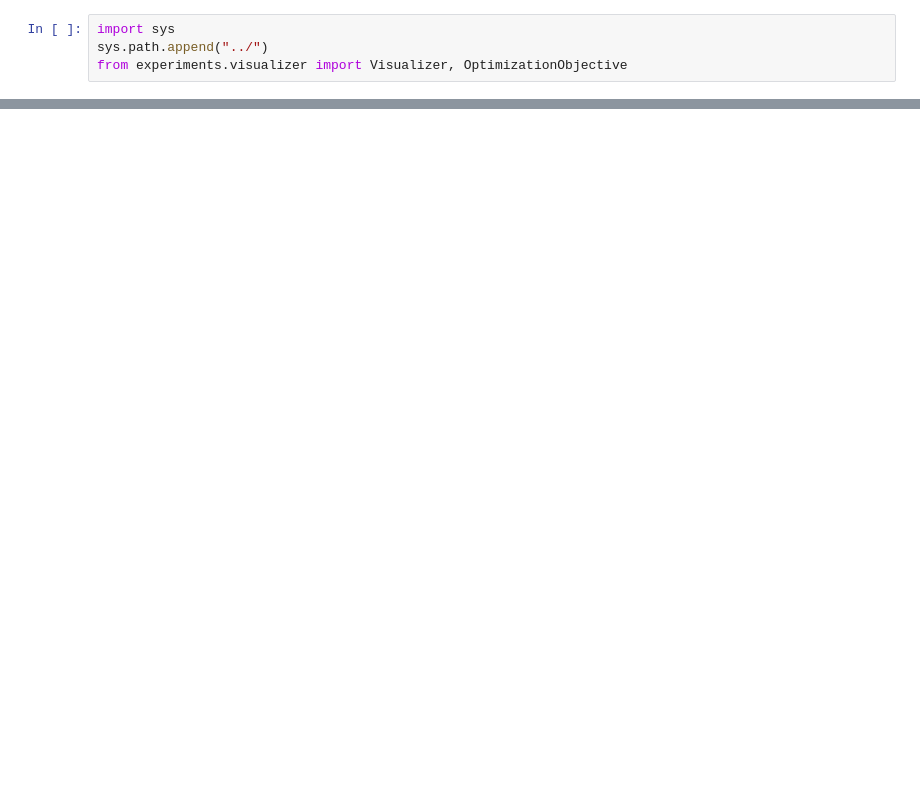
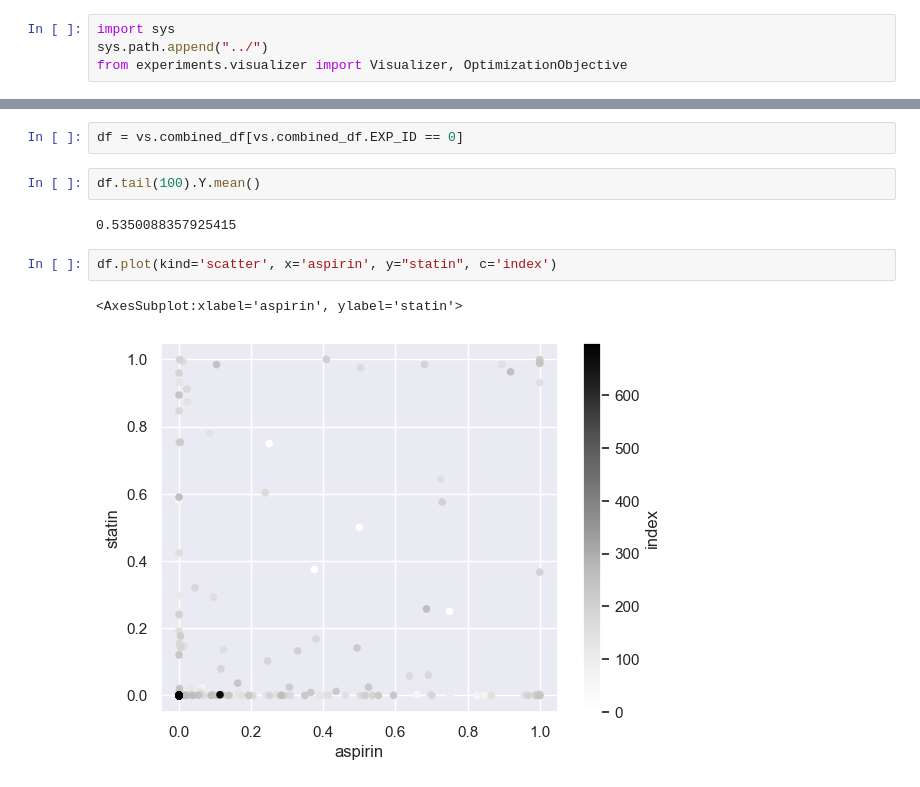
Before and after one commit to VahanArsenian/POMPSBO, a Jupyter notebook: notebooks/visualization_test.ipynb, the cells around one changed output, grey strips where cells are left out. Drawn from its saved outputs; the diff is of its cells as text; blank space fills up the shorter version.

```diff
--- a/notebooks/visualization_test.ipynb
+++ b/notebooks/visualization_test.ipynb
@@ -16,4 +18,15 @@ vs.policy_freq.groupby("index").freq.agg(sum).value_counts()
 Name: freq, dtype: int64
+# %%
+df = vs.combined_df[vs.combined_df.EXP_ID == 0]
+# %%
+df.tail(100).Y.mean()
+# %% [output]
+0.5350088357925415
+# %%
+df.plot(kind='scatter', x='aspirin', y="statin", c='index')
+# %% [output]
+<AxesSubplot:xlabel='aspirin', ylabel='statin'>
+[figure, added]
 # %%
 vs.summary()
 # %% [output]
```
Also changed, not shown: parts of 4 cells of this notebook, 3 other files.
